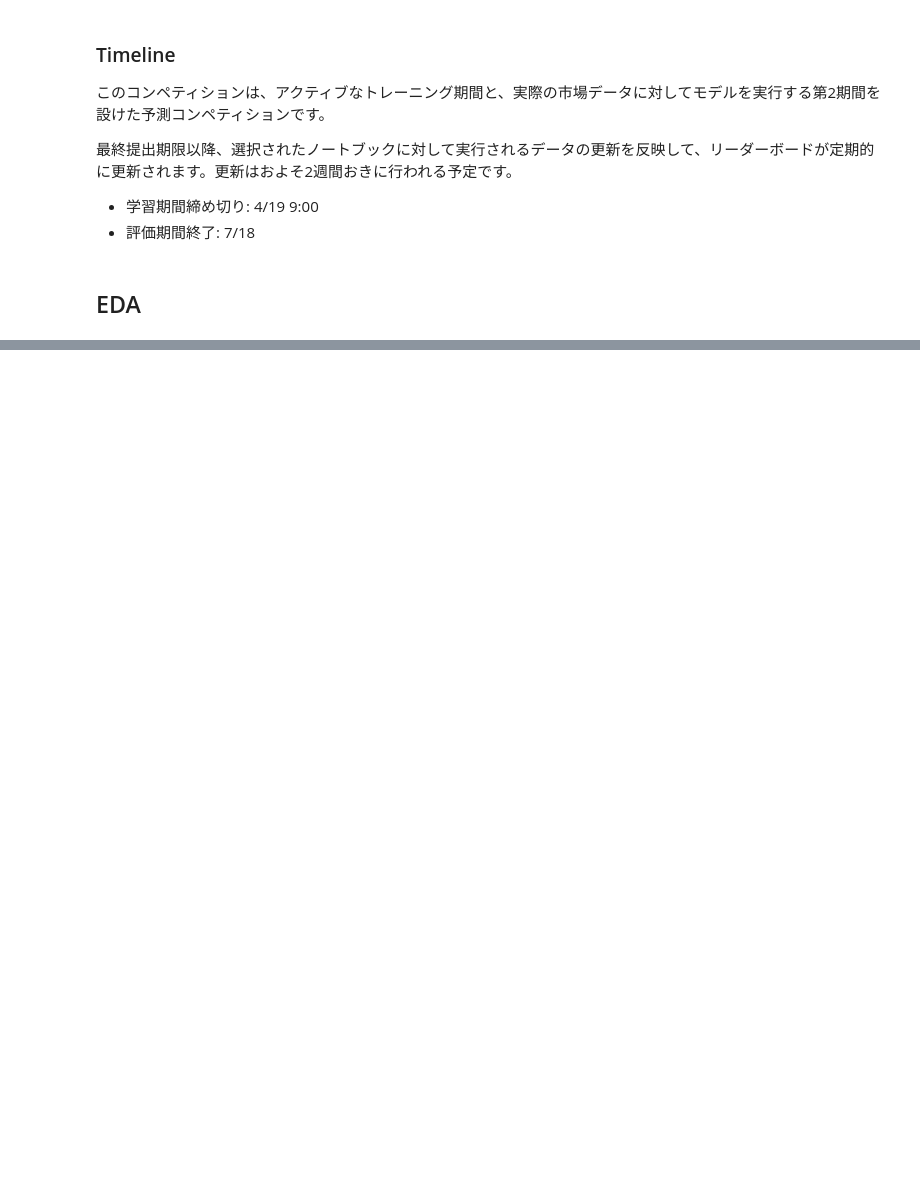
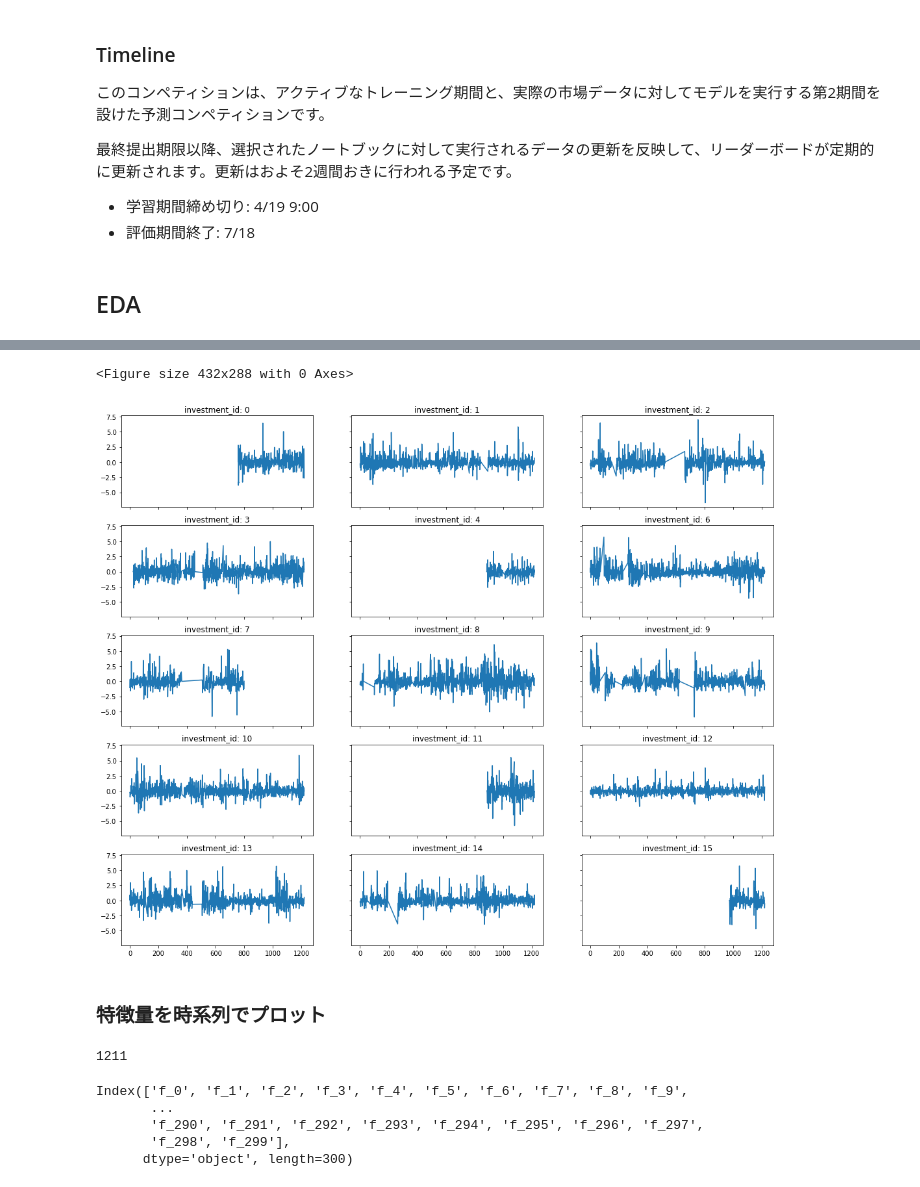
Before and after one commit to IMOKURI/ubiquant-market-prediction, a Jupyter notebook: notebooks/EDA.ipynb, the cells around one changed output, grey strips where cells are left out. Saved outputs shown, nothing was run; the diff lists cells and outputs as text; code cells hidden in the pictures; blank space fills up the shorter version.

```diff
--- a/notebooks/EDA.ipynb
+++ b/notebooks/EDA.ipynb
@@ -172,0 +229,28 @@ https://www.st-hakky-blog.com/entry/2018/01/30/004659
+# %%
+# 目的変数を時系列でプロット
+plt.clf()  # flush previous drawings
+fig, axes = plt.subplots(5, 3, figsize=(6 * 3, 3 * 5), sharex = "all", sharey = "all")
+
+for i, investment_id in enumerate(investment_ids[:15]):
+    axes[i // 3, i % 3].set_title(f"investment_id: {investment_id}")
+    df = train[train["investment_id"] == investment_id]
+    axes[i // 3, i % 3].plot(df["time_id"], df["target"])
+# %% [output]
+<Figure size 432x288 with 0 Axes>
+[figure, added]
+# %% [markdown]
+### 特徴量を時系列でプロット
+# %%
+time_ids = list(set(train["time_id"]))
+len(time_ids)
+# %% [output]
+1211
+# %%
+feature_cols = df.columns[4:]
+feature_cols
+# %% [output]
+Index(['f_0', 'f_1', 'f_2', 'f_3', 'f_4', 'f_5', 'f_6', 'f_7', 'f_8', 'f_9',
+       ...
+       'f_290', 'f_291', 'f_292', 'f_293', 'f_294', 'f_295', 'f_296', 'f_297',
+       'f_298', 'f_299'],
+      dtype='object', length=300)
```
Also changed, not shown: parts of 27 cells of this notebook.
